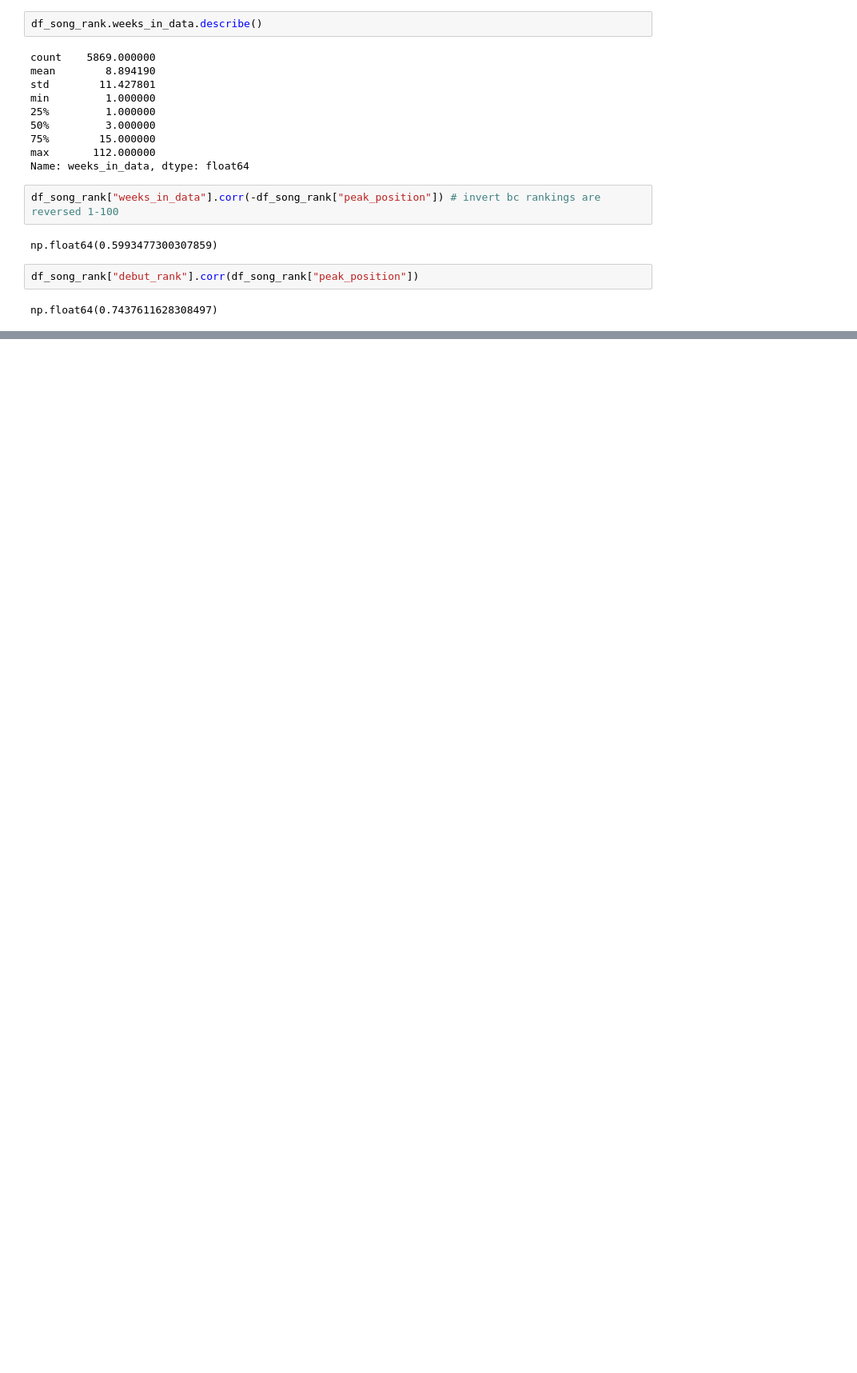
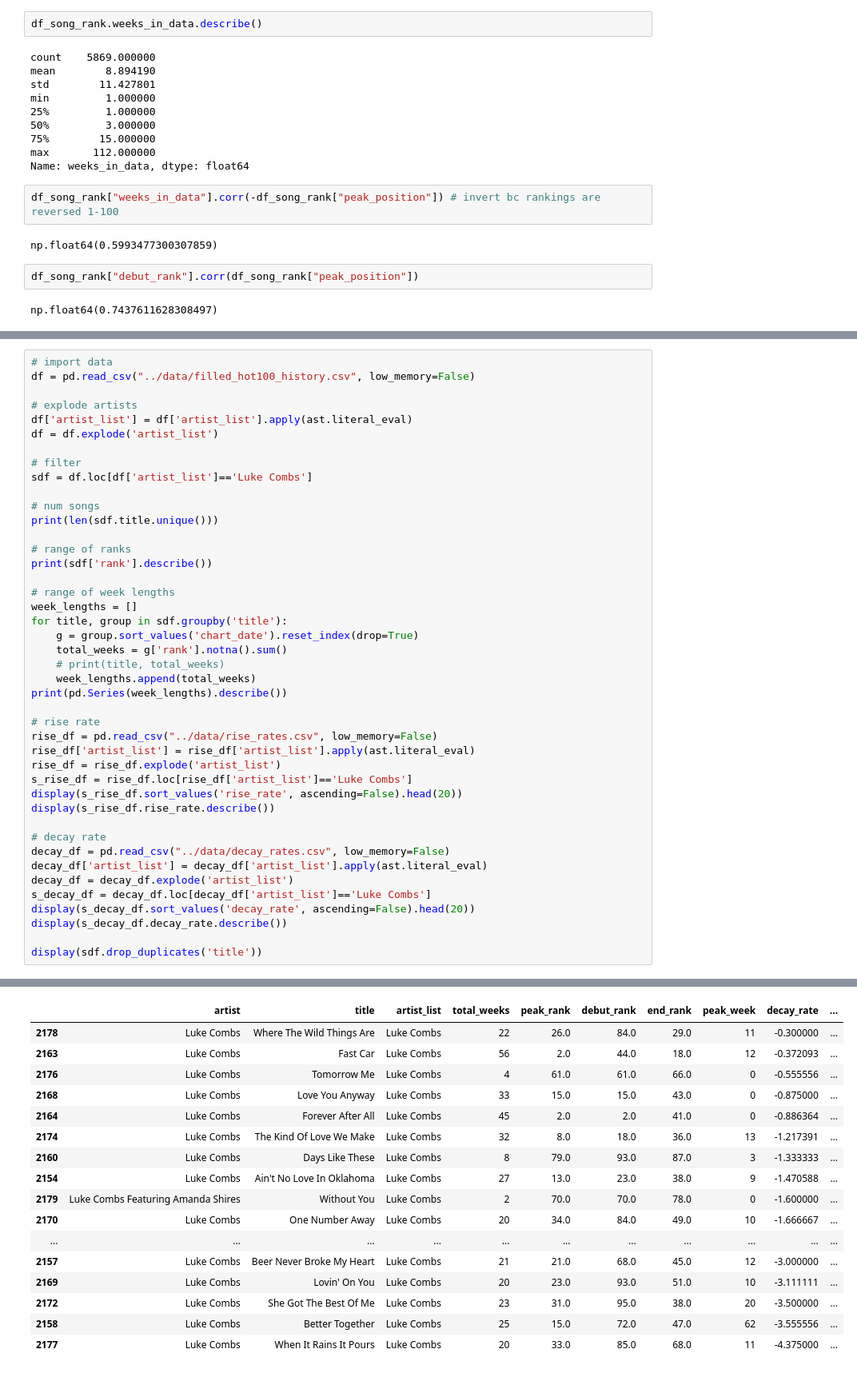
Before and after one commit to rvt9bx/dsan5200-project, a Jupyter notebook: scripts/viz.ipynb, the cells around one changed output, grey strips where cells are left out. Shown at 80% size. Cells and saved outputs as stored; diff of their text form; blank space fills up the shorter version.

```diff
--- a/scripts/viz.ipynb
+++ b/scripts/viz.ipynb
@@ -1496,0 +1963,44 @@ np.float64(0.7437611628308497)
+# %%
+# import data
+df = pd.read_csv("../data/filled_hot100_history.csv", low_memory=False)
+
+# explode artists
+df['artist_list'] = df['artist_list'].apply(ast.literal_eval)
+df = df.explode('artist_list')
+
+# filter
+sdf = df.loc[df['artist_list']=='Luke Combs']
+
+# num songs
+print(len(sdf.title.unique()))
+
+# range of ranks
+print(sdf['rank'].describe())
+
+# range of week lengths
+week_lengths = []
+for title, group in sdf.groupby('title'):
+    g = group.sort_values('chart_date').reset_index(drop=True)
+    total_weeks = g['rank'].notna().sum()
+    # print(title, total_weeks)
+    week_lengths.append(total_weeks)
+print(pd.Series(week_lengths).describe())
+
+# rise rate
+rise_df = pd.read_csv("../data/rise_rates.csv", low_memory=False)
+rise_df['artist_list'] = rise_df['artist_list'].apply(ast.literal_eval)
+rise_df = rise_df.explode('artist_list')
+s_rise_df = rise_df.loc[rise_df['artist_list']=='Luke Combs']
+display(s_rise_df.sort_values('rise_rate', ascending=False).head(20))
+display(s_rise_df.rise_rate.describe())
+
+# decay rate
+decay_df = pd.read_csv("../data/decay_rates.csv", low_memory=False)
+decay_df['artist_list'] = decay_df['artist_list'].apply(ast.literal_eval)
+decay_df = decay_df.explode('artist_list')
+s_decay_df = decay_df.loc[decay_df['artist_list']=='Luke Combs']
+display(s_decay_df.sort_values('decay_rate', ascending=False).head(20))
+display(s_decay_df.decay_rate.describe())
+
+display(sdf.drop_duplicates('title'))
+# %% [output]
@@ -1496,0 +2052,17 @@ np.float64(0.7437611628308497)
+|  | artist | title | artist_list | total_weeks | peak_rank | debut_rank | end_rank | peak_week | decay_rate | ... |
+| 2178 | Luke Combs | Where The Wild Things Are | Luke Combs | 22 | 26.0 | 84.0 | 29.0 | 11 | -0.300000 | ... |
+| 2163 | Luke Combs | Fast Car | Luke Combs | 56 | 2.0 | 44.0 | 18.0 | 12 | -0.372093 | ... |
+| 2176 | Luke Combs | Tomorrow Me | Luke Combs | 4 | 61.0 | 61.0 | 66.0 | 0 | -0.555556 | ... |
+| 2168 | Luke Combs | Love You Anyway | Luke Combs | 33 | 15.0 | 15.0 | 43.0 | 0 | -0.875000 | ... |
+| 2164 | Luke Combs | Forever After All | Luke Combs | 45 | 2.0 | 2.0 | 41.0 | 0 | -0.886364 | ... |
+| 2174 | Luke Combs | The Kind Of Love We Make | Luke Combs | 32 | 8.0 | 18.0 | 36.0 | 13 | -1.217391 | ... |
+| 2160 | Luke Combs | Days Like These | Luke Combs | 8 | 79.0 | 93.0 | 87.0 | 3 | -1.333333 | ... |
+| 2154 | Luke Combs | Ain't No Love In Oklahoma | Luke Combs | 27 | 13.0 | 23.0 | 38.0 | 9 | -1.470588 | ... |
+| 2179 | Luke Combs Featuring Amanda Shires | Without You | Luke Combs | 2 | 70.0 | 70.0 | 78.0 | 0 | -1.600000 | ... |
+| 2170 | Luke Combs | One Number Away | Luke Combs | 20 | 34.0 | 84.0 | 49.0 | 10 | -1.666667 | ... |
+| ... | ... | ... | ... | ... | ... | ... | ... | ... | ... | ... |
+| 2157 | Luke Combs | Beer Never Broke My Heart | Luke Combs | 21 | 21.0 | 68.0 | 45.0 | 12 | -3.000000 | ... |
+| 2169 | Luke Combs | Lovin' On You | Luke Combs | 20 | 23.0 | 93.0 | 51.0 | 10 | -3.111111 | ... |
+| 2172 | Luke Combs | She Got The Best Of Me | Luke Combs | 23 | 31.0 | 95.0 | 38.0 | 20 | -3.500000 | ... |
+| 2158 | Luke Combs | Better Together | Luke Combs | 25 | 15.0 | 72.0 | 47.0 | 62 | -3.555556 | ... |
+| 2177 | Luke Combs | When It Rains It Pours | Luke Combs | 20 | 33.0 | 85.0 | 68.0 | 11 | -4.375000 | ... |
```
Also changed, not shown: parts of 28 cells of this notebook, 53 other files.
